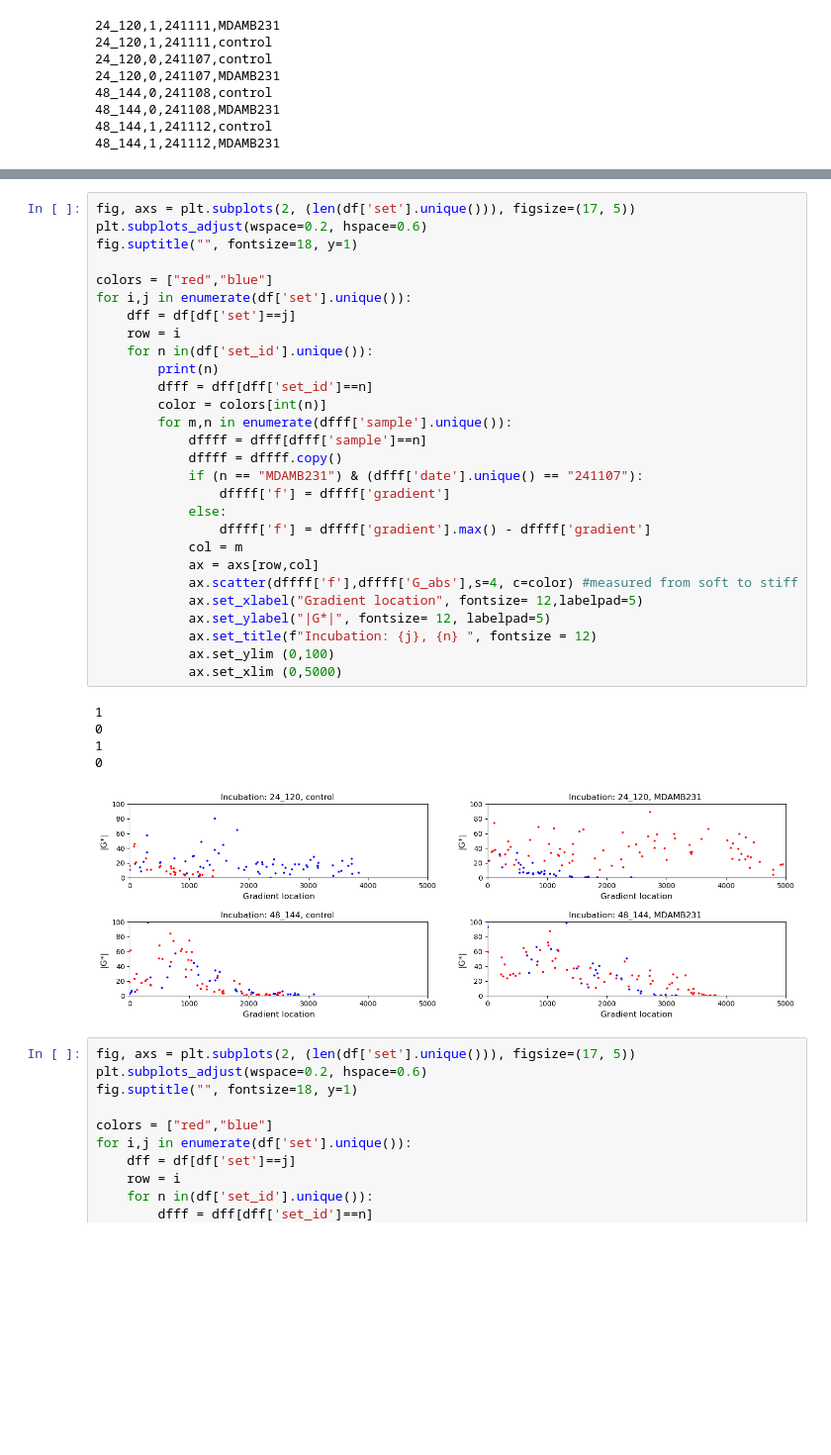
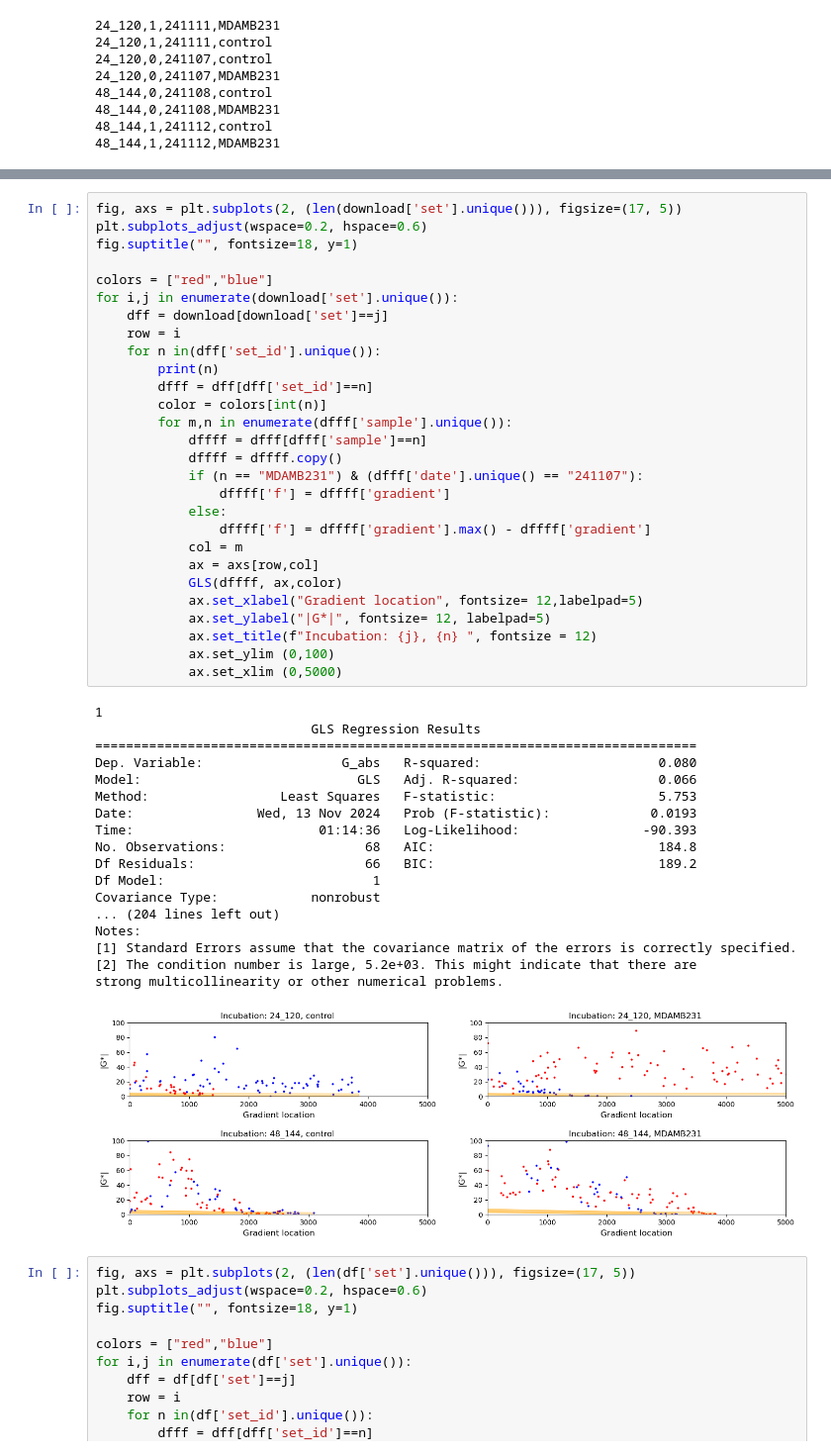
Before and after one commit to LindaSrbova/Statistics_Gelatin_Mechanics, a Jupyter notebook: Gradient_analysis.ipynb, the cells around one changed output, grey strips where cells are left out. Shown at 99% size. Saved outputs shown, nothing was run; the diff lists cells and outputs as text; blank space fills up the shorter version.

```diff
--- a/Gradient_analysis.ipynb
+++ b/Gradient_analysis.ipynb
@@ -65,37 +106,50 @@ Index(['Unnamed: 0', 'day', 'sample', 'holder', 'location', 'track_id',
 # %%
-fig, axs = plt.subplots(2, (len(df['set'].unique())), figsize=(17, 5))
+fig, axs = plt.subplots(2, (len(download['set'].unique())), figsize=(17, 5))
 plt.subplots_adjust(wspace=0.2, hspace=0.6)
 fig.suptitle("", fontsize=18, y=1)
 
 colors = ["red","blue"]
-for i,j in enumerate(df['set'].unique()):
-    dff = df[df['set']==j]
+for i,j in enumerate(download['set'].unique()):
+    dff = download[download['set']==j]
     row = i
-    for n in(df['set_id'].unique()):
+    for n in(dff['set_id'].unique()):
         print(n)
         dfff = dff[dff['set_id']==n]
         color = colors[int(n)]
         for m,n in enumerate(dfff['sample'].unique()):
             dffff = dfff[dfff['sample']==n]
             dffff = dffff.copy()
             if (n == "MDAMB231") & (dfff['date'].unique() == "241107"):
                 dffff['f'] = dffff['gradient']
             else:
                 dffff['f'] = dffff['gradient'].max() - dffff['gradient']
             col = m
             ax = axs[row,col]
-            ax.scatter(dffff['f'],dffff['G_abs'],s=4, c=color) #measured from soft to stiff
+            GLS(dffff, ax,color)
             ax.set_xlabel("Gradient location", fontsize= 12,labelpad=5)
             ax.set_ylabel("|G*|", fontsize= 12, labelpad=5)
             ax.set_title(f"Incubation: {j}, {n} ", fontsize = 12)
             ax.set_ylim (0,100)
             ax.set_xlim (0,5000)
 # %% [output]
 1
-0
-1
-0
+                            GLS Regression Results
+==============================================================================
+Dep. Variable:                  G_abs   R-squared:                       0.080
+Model:                            GLS   Adj. R-squared:                  0.066
+Method:                 Least Squares   F-statistic:                     5.753
+Date:                Wed, 13 Nov 2024   Prob (F-statistic):             0.0193
+Time:                        01:14:36   Log-Likelihood:                -90.393
+No. Observations:                  68   AIC:                             184.8
+Df Residuals:                      66   BIC:                             189.2
+Df Model:                           1
+Covariance Type:            nonrobust
+... (204 lines left out)
+Notes:
+[1] Standard Errors assume that the covariance matrix of the errors is correctly specified.
+[2] The condition number is large, 5.2e+03. This might indicate that there are
+strong multicollinearity or other numerical problems.
-[figure, old version]
+[figure, new version]
 # %%
 fig, axs = plt.subplots(2, (len(df['set'].unique())), figsize=(17, 5))
 plt.subplots_adjust(wspace=0.2, hspace=0.6)
```
Also changed, not shown: parts of 3 cells of this notebook.
